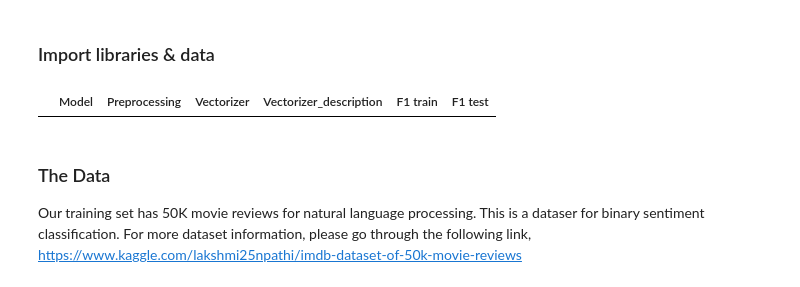
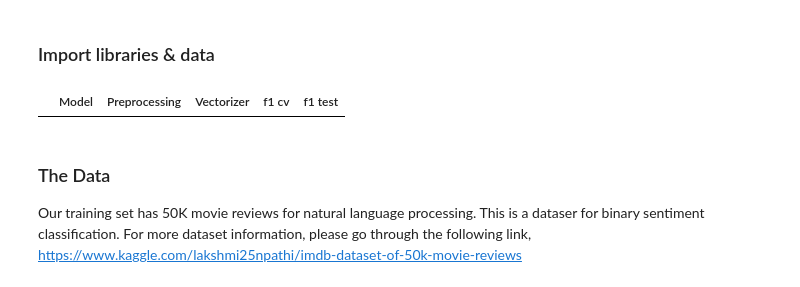
Before and after one commit to tatsianaDr/ml_training, a Jupyter notebook: baseline_explore.ipynb, the cells around one changed output. Drawn from its saved outputs; the diff is of its cells as text; code cells hidden in the pictures.

```diff
--- a/baseline_explore.ipynb
+++ b/baseline_explore.ipynb
@@ -26,3 +21,7 @@ from textblob import TextBlob
+# %%
+# set parameters for display dataframe
+pd.set_option('precision', 4)
+pd.set_option('max_colwidth', 300)
 # %%
 #definition constants
 RANDOM_STATE = 11
@@ -32,11 +32,10 @@ TARGET_METRIC = 'f1'
 # %%
 #Results of exploring for model we will provided in table model_search_result
-model_search_result = pd.DataFrame(columns=['Model',
+models_research_df = pd.DataFrame(columns=['Model',
                                             'Preprocessing',
                                             'Vectorizer',
-                                            'Vectorizer_description',
-                                            'F1 train',
-                                            'F1 test', ], )
-model_search_result
+                                            'f1 cv',
+                                            'f1 test', ], )
+models_research_df
 # %% [output]
-|  | Model | Preprocessing | Vectorizer | Vectorizer_description | F1 train | F1 test |
+|  | Model | Preprocessing | Vectorizer | f1 cv | f1 test |
```
Also changed, not shown: parts of 97 cells of this notebook, 2 other files.
